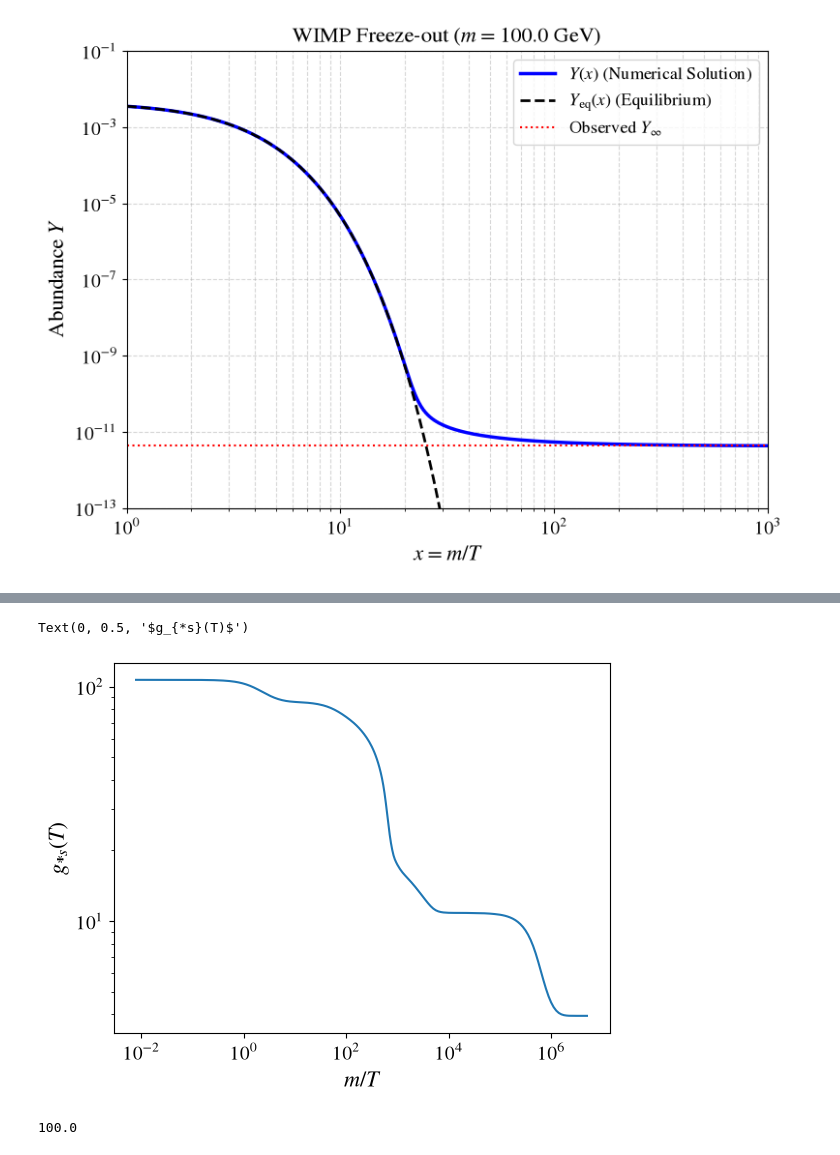
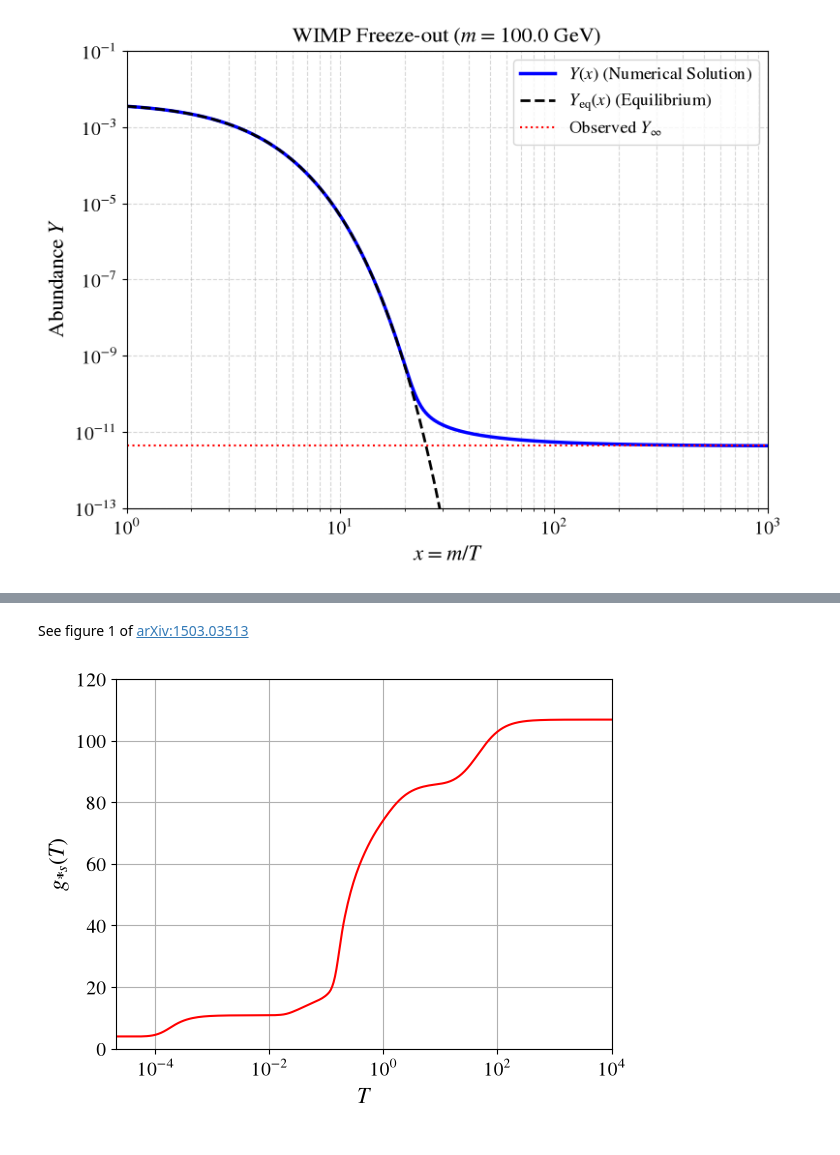
Before and after one commit to restrepo/WIMP, a Jupyter notebook: WIMP.ipynb, the cells around one changed output, grey strips where cells are left out. Saved outputs shown, nothing was run; the diff lists cells and outputs as text; code cells hidden in the pictures.

```diff
--- a/WIMP.ipynb
+++ b/WIMP.ipynb
@@ -304,13 +181,28 @@ g_star_s=interpolate.interp1d(df['T'],df['heff'],kind='linear')
-# %%
-plt.xscale('log')
-plt.yscale('log')
-plt.plot(m/df['T'],g_star_s(df['T']))
-plt.xlabel('$m/T$',size=16)
-plt.ylabel('$g_{*s}(T)$',size=16)
-# %% [output]
-Text(0, 0.5, '$g_{*s}(T)$')
-[figure, removed]
-# %%
-m
-# %% [output]
-100.0
+# %% [markdown]
+See figure 1 of [arXiv:1503.03513](https://arxiv.org/pdf/1503.03513)
+# %%
+# ====================================================================
+# Load and Interpolate Degrees of Freedom (DHS.csv)
+# ====================================================================
+try:
+    # See: https://raw.githubusercontent.com/restrepo/micromegas/refs/heads/master/Data/hgEff/DHS.thg
+    # Load data, skipping header rows starting with '#'
+    data = np.loadtxt('./DHS.thg', comments='#')
+except FileNotFoundError:
+    raise FileNotFoundError("Please ensure 'DHS.thg' is in the same directory as this script.")
+
+# The DHS.csv table lists T in descending order. We reverse it for scipy.interpolate
+T_data = data[:, 0][::-1]
+heff_data = data[:, 1][::-1]  # This is g_{*s}
+geff_data = data[:, 2][::-1]  # This is g_*
+
+plt.xscale('log')
+plt.yscale('linear')
+plt.plot(T_data,heff_data,'r')
+plt.xlim(2e-5,1e4)
+plt.ylim(0,120)
+plt.xlabel('$T$',size=16)
+plt.ylabel('$g_{*s}(T)$',size=16)
+plt.grid()
+# %% [output]
+[figure, added]
```
Also changed, not shown: parts of 13 cells of this notebook, 1 other file.
